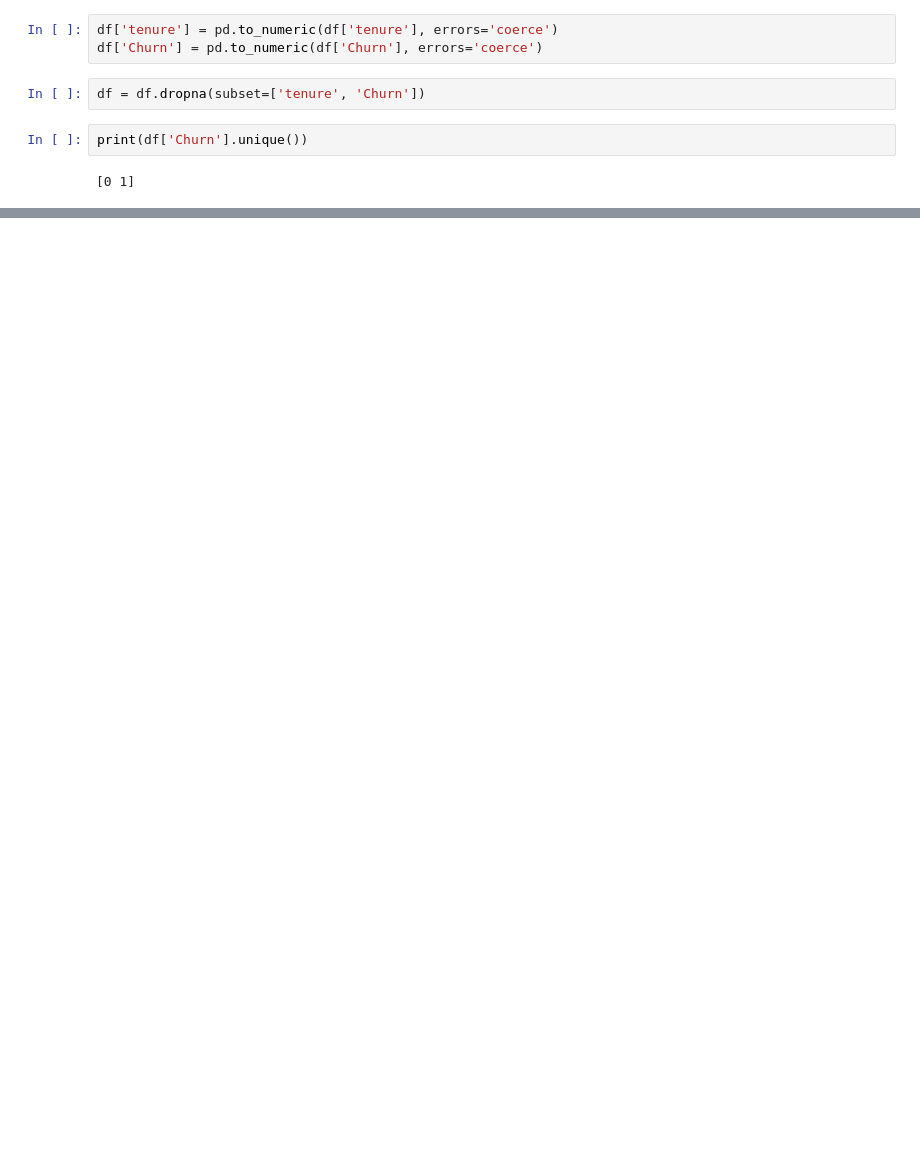
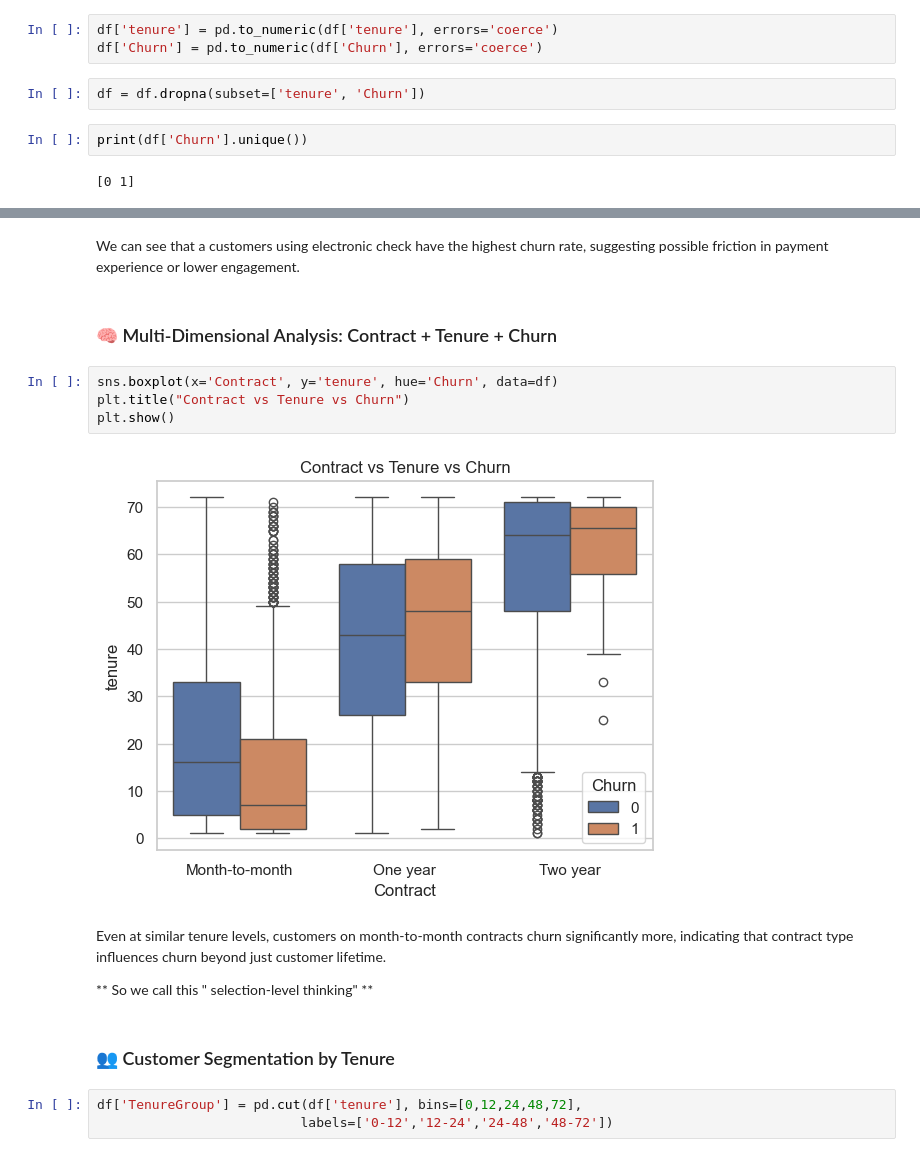
Before and after one commit to Ibsa-M/Telco-Churn-Analysis-Dataset, a Jupyter notebook: notebooks/exploratory_analysis.ipynb, the cells around one changed output, grey strips where cells are left out. Cells and saved outputs as stored; diff of their text form; blank space fills up the shorter version.

```diff
--- a/notebooks/exploratory_analysis.ipynb
+++ b/notebooks/exploratory_analysis.ipynb
@@ -91,0 +164,19 @@ print(df['Churn'].unique())
+# %% [markdown]
+We can see that a customers using electronic check have the highest churn rate, suggesting possible friction in payment experience or lower engagement.
+# %% [markdown]
+### 🧠 Multi-Dimensional Analysis: Contract + Tenure + Churn
+# %%
+sns.boxplot(x='Contract', y='tenure', hue='Churn', data=df)
+plt.title("Contract vs Tenure vs Churn")
+plt.show()
+# %% [output]
+[figure, added]
+# %% [markdown]
+Even at similar tenure levels, customers on month-to-month contracts churn significantly more, indicating that contract type influences churn beyond just customer lifetime.
+
+** So we call this " selection-level thinking" **
+# %% [markdown]
+### 👥 Customer Segmentation by Tenure
+# %%
+df['TenureGroup'] = pd.cut(df['tenure'], bins=[0,12,24,48,72],
+                          labels=['0-12','12-24','24-48','48-72'])
```
Also changed, not shown: parts of 23 cells of this notebook, 1 other file.
